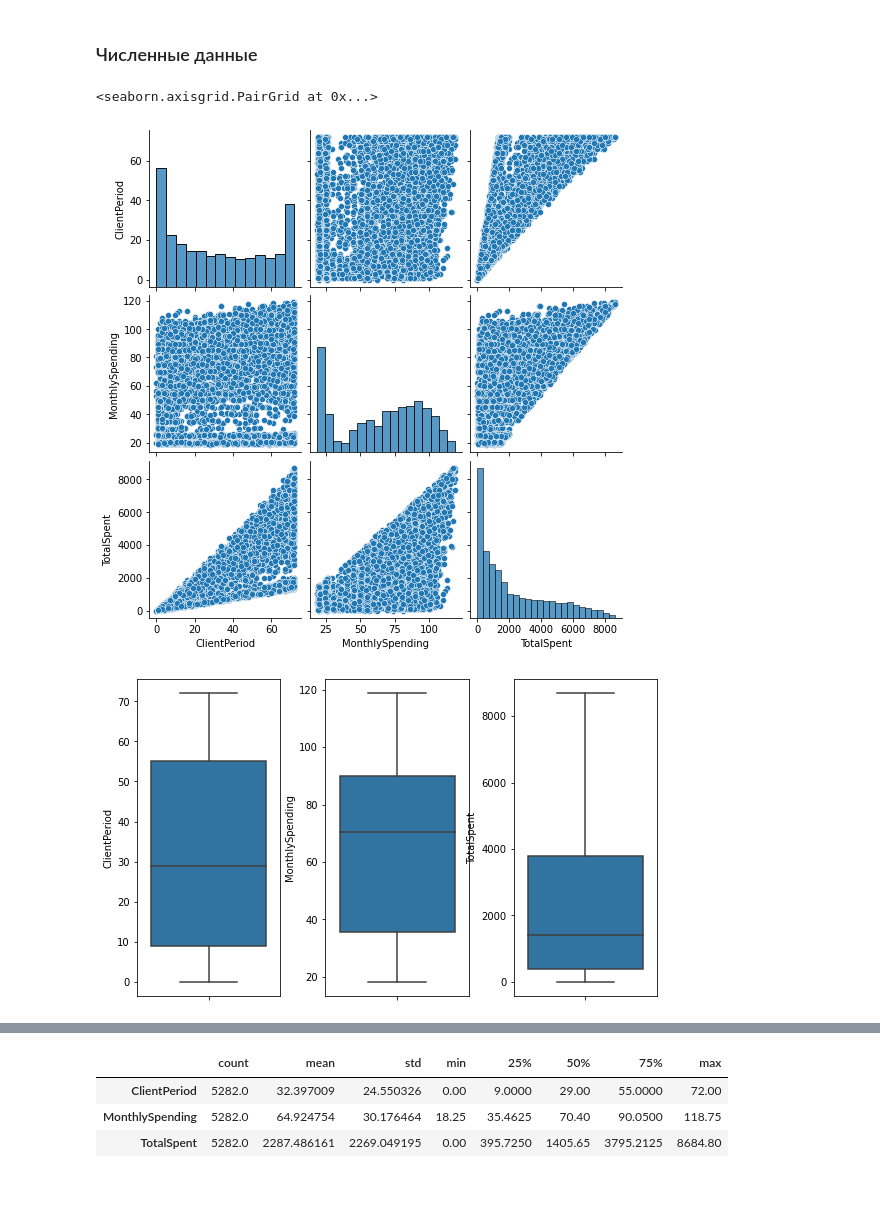
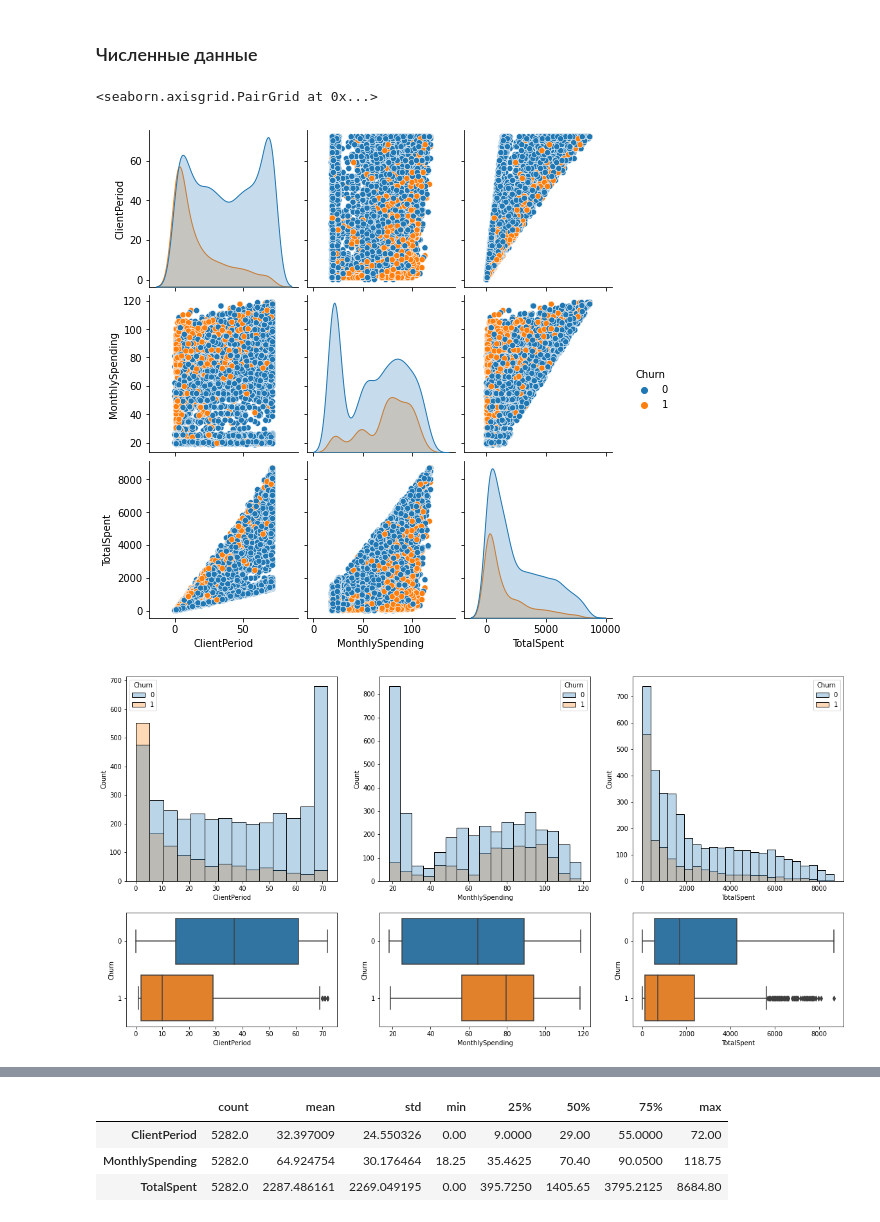
Before and after one commit to kremenevskiy/DL, a Jupyter notebook: DLS/compositions/baseline.ipynb, the cells around one changed output, grey strips where cells are left out. Drawn from its saved outputs; the diff is of its cells as text; code cells hidden in the pictures; blank space fills up the shorter version.

```diff
--- a/DLS/compositions/baseline.ipynb
+++ b/DLS/compositions/baseline.ipynb
@@ -95,7 +95,10 @@ cat_cols = [
 ]
 
 feature_cols = num_cols + cat_cols
+
 target_col = 'Churn'
+num_cols_target = num_cols + ['Churn']
+cat_cols_target = cat_cols + ['Churn']
 # %%
 data.head()
 # %% [output]
@@ -184,14 +207,15 @@ import seaborn as sns
 # %% [markdown]
 ### Численные данные
 # %%
-sns.pairplot(data[num_cols])
+sns.pairplot(data=data[num_cols_target], hue=target_col)
 # %% [output]
 <seaborn.axisgrid.PairGrid at 0x...>
-[figure, old version]
+[figure, new version]
 # %%
-fig, ax = plt.subplots(1, 3, figsize=(8, 5))
-fig.tight_layout()
-for i, feature in enumerate(num_cols):
-    sns.boxplot(ax=ax[i], y=data[feature], orient='v')
+fig, ax = plt.subplots(nrows=2, ncols=3, figsize=(20,10), gridspec_kw={"height_ratios": (.9, .5)})
+
+for i, num_feat in enumerate(num_cols):
+    sns.histplot(data=data[num_cols_target], x=num_feat, hue=target_col, ax=ax[0,i], alpha=0.3)
+    sns.boxplot(data=data[num_cols_target], x=num_feat, y=target_col, ax=ax[1, i], orient='h')
 # %% [output]
-[figure, old version]
+[figure, new version]
```
Also changed, not shown: parts of 56 cells of this notebook, 19 other files.
